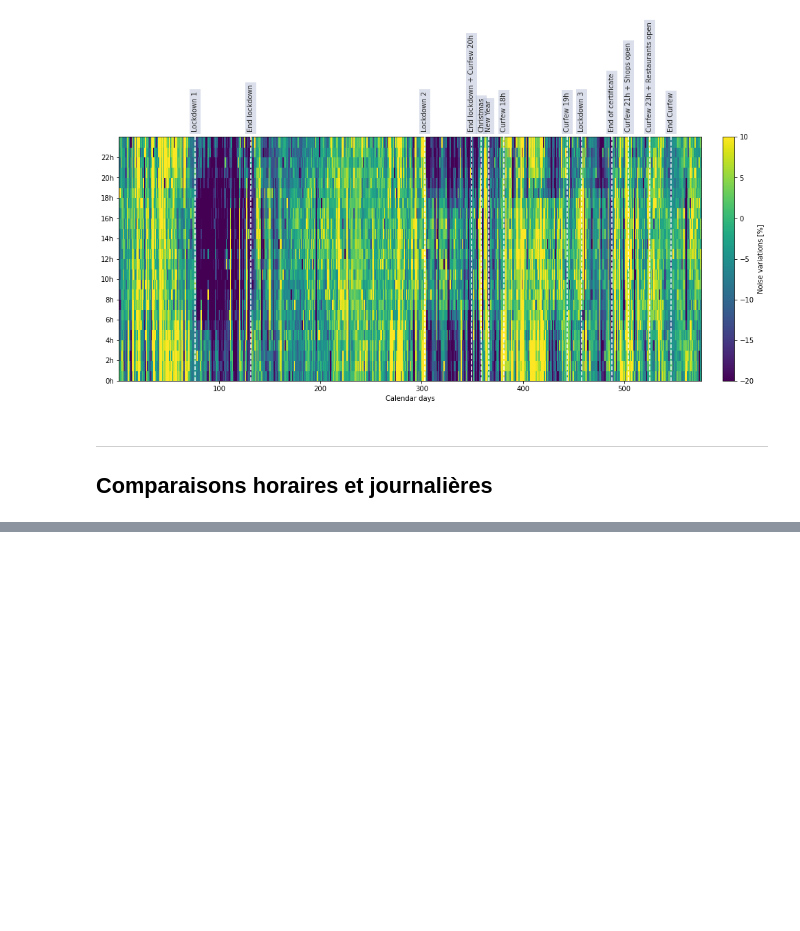
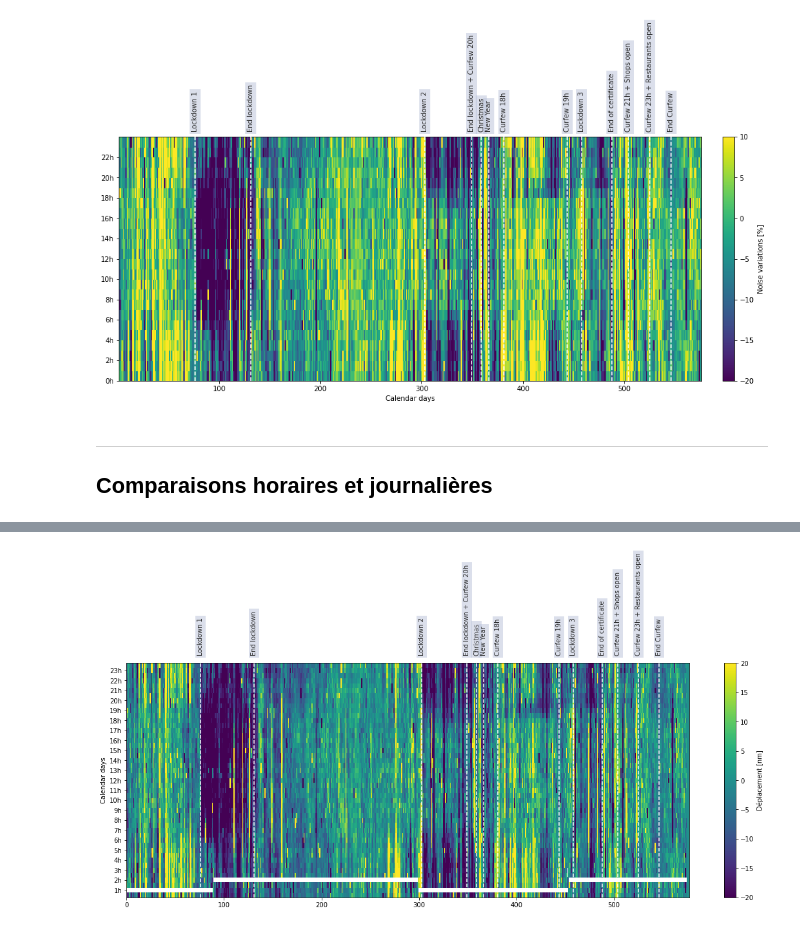
Before and after one commit to FlavienMattern/seismic-noise, a Jupyter notebook: fr_noise_overview_diff2019.ipynb, the cells around one changed output, grey strips where cells are left out. Cells and saved outputs as stored; diff of their text form; code cells hidden in the pictures; blank space fills up the shorter version.

```diff
--- a/fr_noise_overview_diff2019.ipynb
+++ b/fr_noise_overview_diff2019.ipynb
@@ -600,0 +761,35 @@ np.shape(h_matrix)
+# %%
+noise = pd.Series(noise_fr, index=b.index)
+# %%
+time, hour, noise_matrix = hourly_var(noise, [[UTCDateTime(tStart), UTCDateTime(tEnd)]])
+grid = noise_matrix  # Données en [nm]
+# %%
+### Mise en graphique de la variation du bruit
+plt.figure(figsize=(16, 8))
+plt.pcolormesh(np.arange(0, len(time), 1), hour+0.25, grid)
+plt.clim(-20, 20)
+plt.colorbar(label="Déplacement [nm]")
+
+for n in range(len(dates_tags)):
+    delta = dates_tags[n] - pd.Timestamp(2020, 1, 1)
+    t_search = delta.days
+    desc_search = desc_tags[n]
+    t_text = t_search
+    plt.axvline(t_search, ls="--", lw=1.5, color="white", zorder=10)   # Confinement 1
+    plt.text(t_text, 24.5, desc_search,
+            color="#2B2B2B", fontsize="medium", rotation=90,
+            ha="center", va="bottom",
+            bbox=box_txt)   # Confinement 1
+
+### Configuration de l'axe vertical
+y_ticks = ["%ih" % j for j in range(1, 24)]
+y_loc = [j for j in range(1, 24)]
+plt.yticks(y_loc, y_ticks)
+plt.ylabel('Calendar days')
+plt.tight_layout()
+folder = "RESULTS/FR/all_stations/{}Hz/ref2019".format(freq_str)
+if not os.path.exists(folder): os.makedirs(folder)
+plt.savefig("{}/ts_hourvar.png".format(folder), dpi=150)
+plt.show()
+# %% [output]
+[figure, added]
```
Also changed, not shown: parts of 7 cells of this notebook, 1 other file.
